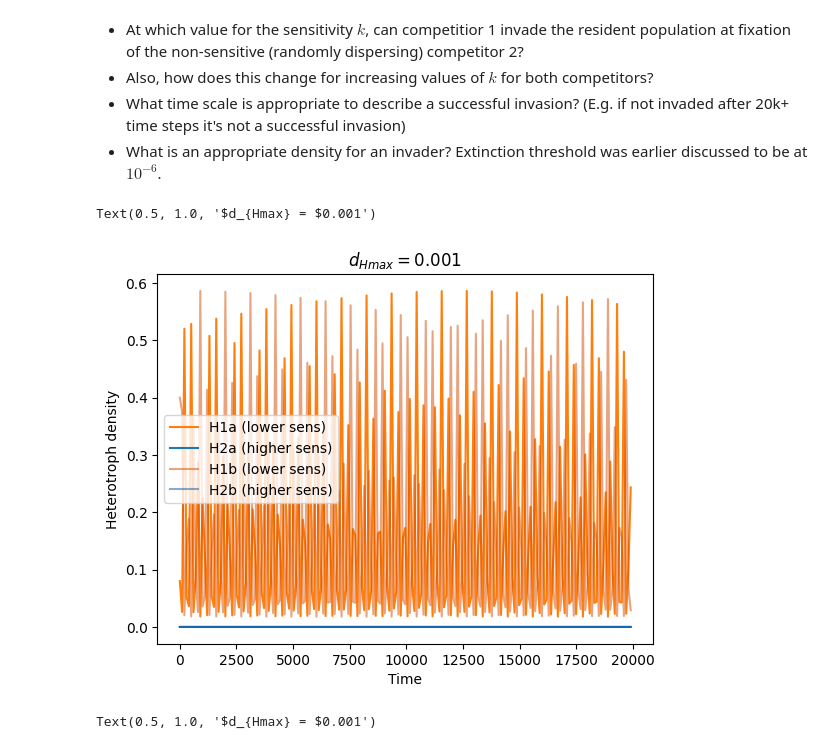
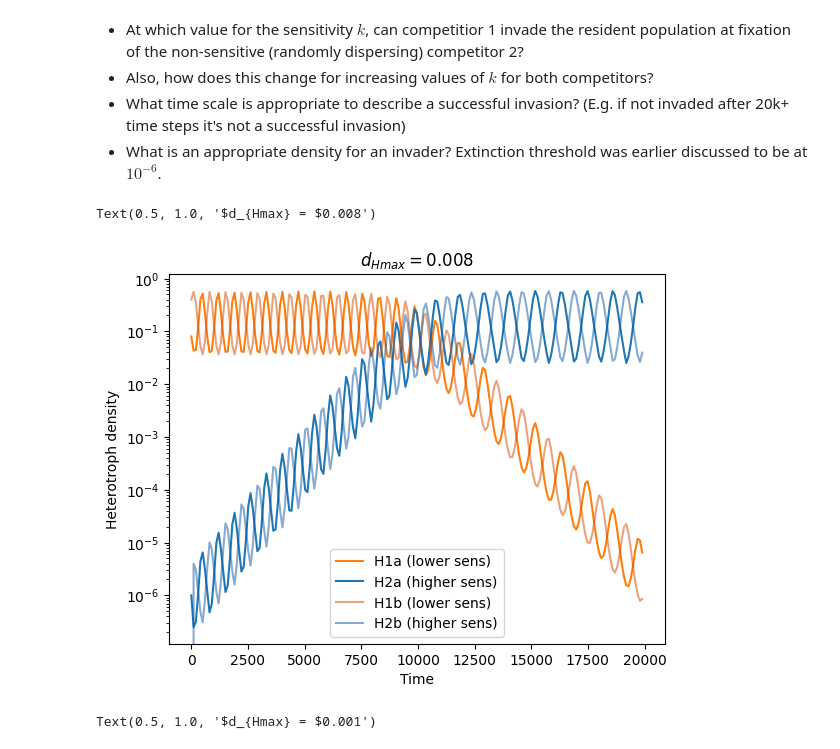
Before and after one commit to rbnmj/turingmodel, a Jupyter notebook: main.ipynb, the cells around one changed output. Cells and saved outputs as stored; diff of their text form; code cells hidden in the pictures.

```diff
--- a/main.ipynb
+++ b/main.ipynb
@@ -689,31 +690,31 @@ plt.legend()
 # %%
 t_end = 20000
 number_steps = 200
 t = np.linspace(0, t_end, number_steps)
-k_1 = 0 # 2
-k_2 = 2 # 0
-d_Hmax1 = 10**-3
-d_Hmax2 = 10**-3
+k_1 = 0.1 # 2
+k_2 = 5 # 0
+d_Hmax1 = 0.008
+d_Hmax2 = 0.008
 #var = [N_a, N_b, A_a, A_b, H_1a, H_1b, H_2a, H_2b]
 #var0 = [2, 2.5, 2.5, 2, 0, 0, 0.4, 0.08, 0, 0, 0, 0, 0, 0]
 var0 = [2, 2.5, 2.5, 2, 0.08, 0.4, 10**-6, 0, 0, 0, 0, 0, 0, 0]
 #plt.figure(figsize=(8,8))
 var = []
 model = tm(var0, t, k_1, k_2, d_Hmax1, d_Hmax2)
 var = integ.odeint(tm.equations_wrapper, var0, t, args=(model,))
 
 plt.plot(t[-25000:-1], (var[-25000:-1:, 4]),label="H1a (lower sens)", color="#FF7F0E")
 plt.plot(t[-25000:-1], (var[-25000:-1:, 6]), label="H2a (higher sens)", color="#1F77B4")
 plt.plot(t[-25000:-1], (var[-25000:-1:, 5]),label="H1b (lower sens)", color="#D44B00", alpha = 0.5)
 plt.plot(t[-25000:-1], (var[-25000:-1:, 7]), label="H2b (higher sens)", color="#0F57A4", alpha = 0.5)
-#plt.yscale("log")
+plt.yscale("log")
 plt.legend()
 plt.xlabel("Time")
 plt.ylabel("Heterotroph density")
 plt.title("$d_{Hmax} = $" + str(d_Hmax1))
 # %% [output]
-Text(0.5, 1.0, '$d_{Hmax} = $0.001')
+Text(0.5, 1.0, '$d_{Hmax} = $0.008')
-[figure, old version]
+[figure, new version]
 # %%
 t_end = 20000
 number_steps = 200
```
Also changed, not shown: parts of 5 cells of this notebook.
